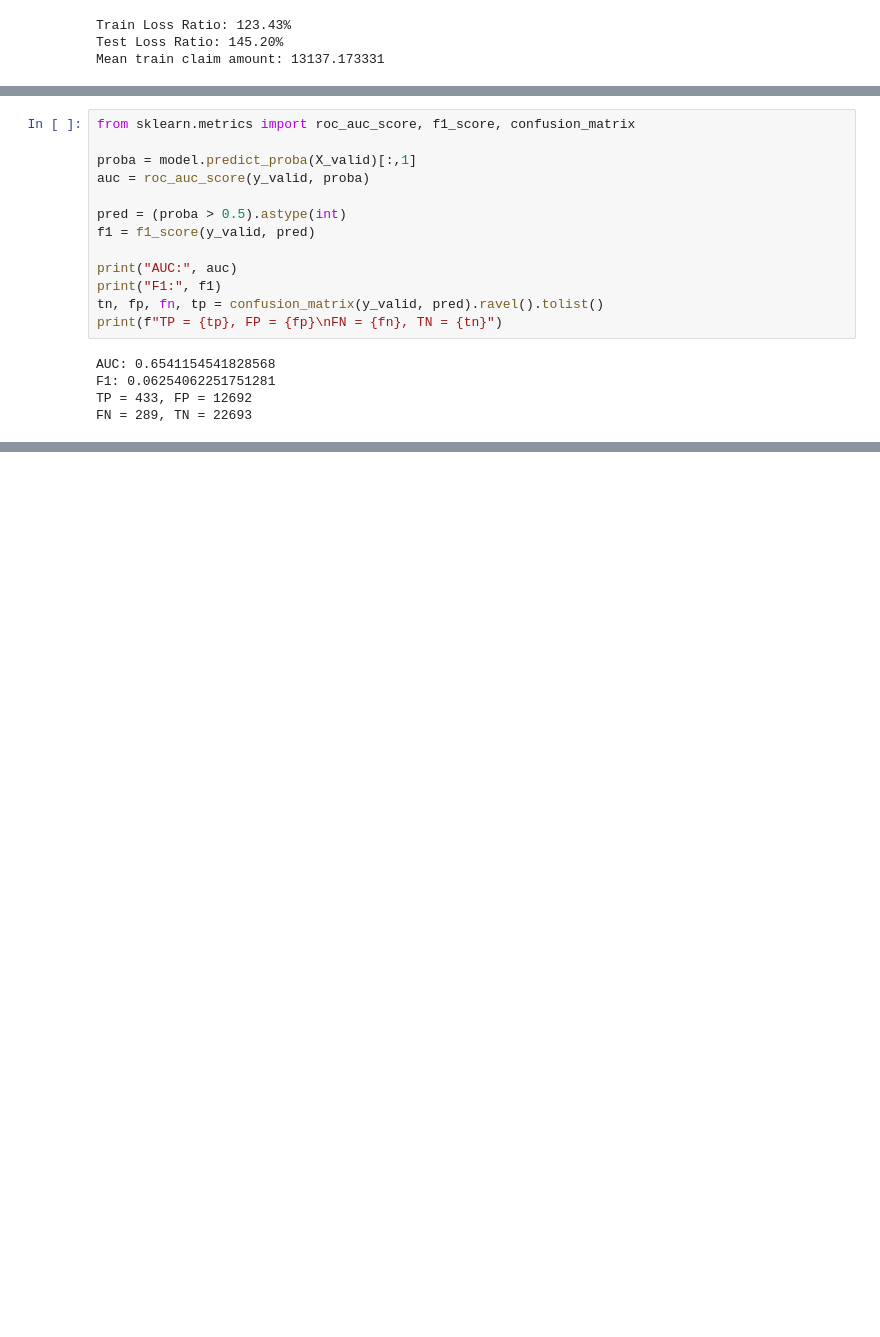
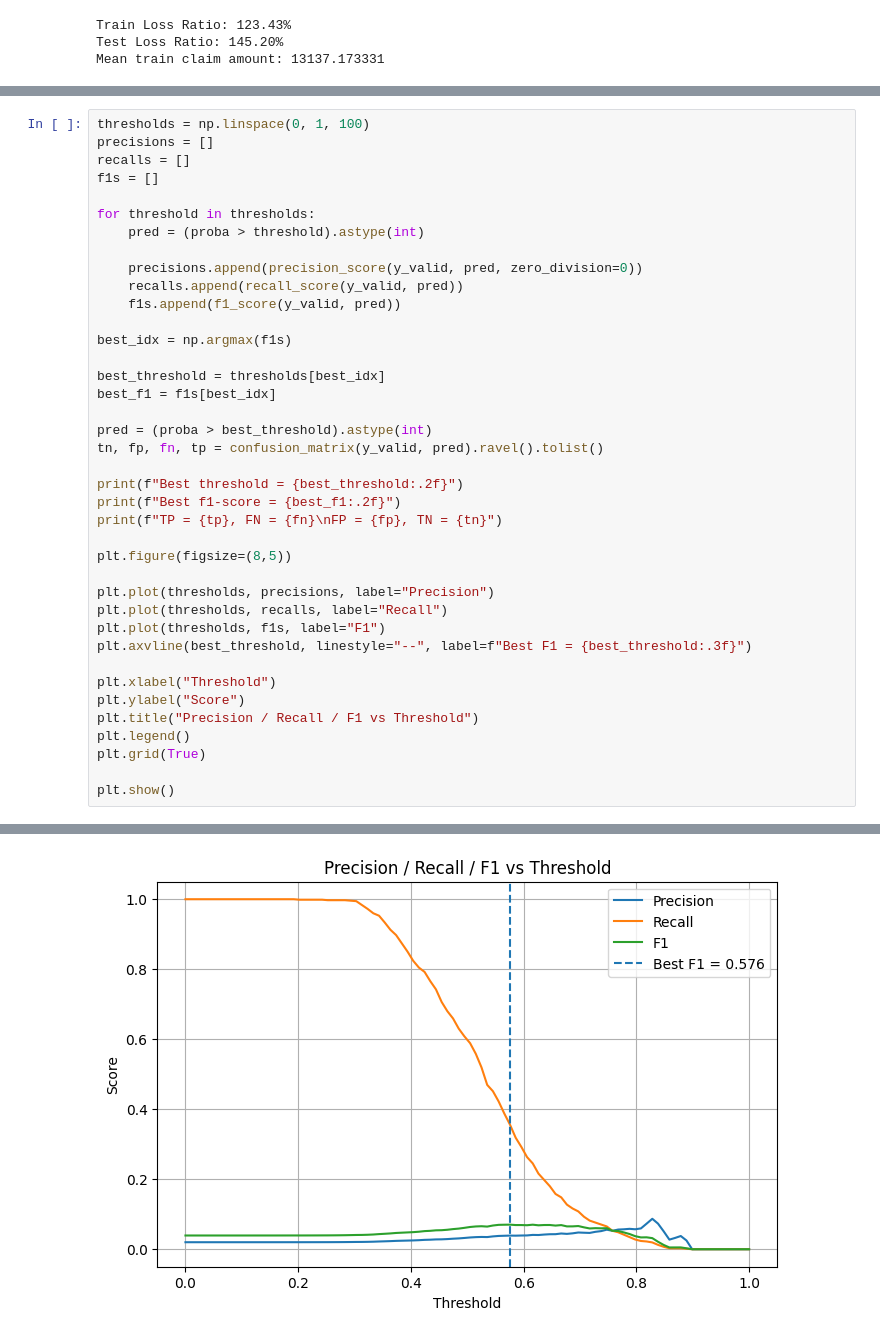
Before and after one commit to EFysl57/risk---, a Jupyter notebook: code.ipynb, the cells around one changed output, grey strips where cells are left out. Cells and saved outputs as stored; diff of their text form; blank space fills up the shorter version.

```diff
--- a/code.ipynb
+++ b/code.ipynb
@@ -223,18 +211,40 @@ LogisticRegression(class_weight='balanced', max_iter=1000)
-# %%
-from sklearn.metrics import roc_auc_score, f1_score, confusion_matrix
-
-proba = model.predict_proba(X_valid)[:,1]
-auc = roc_auc_score(y_valid, proba)
-
-pred = (proba > 0.5).astype(int)
-f1 = f1_score(y_valid, pred)
-
-print("AUC:", auc)
-print("F1:", f1)
-tn, fp, fn, tp = confusion_matrix(y_valid, pred).ravel().tolist()
-print(f"TP = {tp}, FP = {fp}\nFN = {fn}, TN = {tn}")
-# %% [output]
-AUC: 0.6541154541828568
-F1: 0.06254062251751281
-TP = 433, FP = 12692
-FN = 289, TN = 22693
+# %%
+thresholds = np.linspace(0, 1, 100)
+precisions = []
+recalls = []
+f1s = []
+
+for threshold in thresholds:
+    pred = (proba > threshold).astype(int)
+
+    precisions.append(precision_score(y_valid, pred, zero_division=0))
+    recalls.append(recall_score(y_valid, pred))
+    f1s.append(f1_score(y_valid, pred))
+
+best_idx = np.argmax(f1s)
+
+best_threshold = thresholds[best_idx]
+best_f1 = f1s[best_idx]
+
+pred = (proba > best_threshold).astype(int)
+tn, fp, fn, tp = confusion_matrix(y_valid, pred).ravel().tolist()
+
+print(f"Best threshold = {best_threshold:.2f}")
+print(f"Best f1-score = {best_f1:.2f}")
+print(f"TP = {tp}, FN = {fn}\nFP = {fp}, TN = {tn}")
+
+plt.figure(figsize=(8,5))
+
+plt.plot(thresholds, precisions, label="Precision")
+plt.plot(thresholds, recalls, label="Recall")
+plt.plot(thresholds, f1s, label="F1")
+plt.axvline(best_threshold, linestyle="--", label=f"Best F1 = {best_threshold:.3f}")
+
+plt.xlabel("Threshold")
+plt.ylabel("Score")
+plt.title("Precision / Recall / F1 vs Threshold")
+plt.legend()
+plt.grid(True)
+
+plt.show()
+# %% [output]
@@ -241 +255,2 @@ FN = 289, TN = 22693
+[figure, added]
 # %%
```
Also changed, not shown: parts of 13 cells of this notebook.
